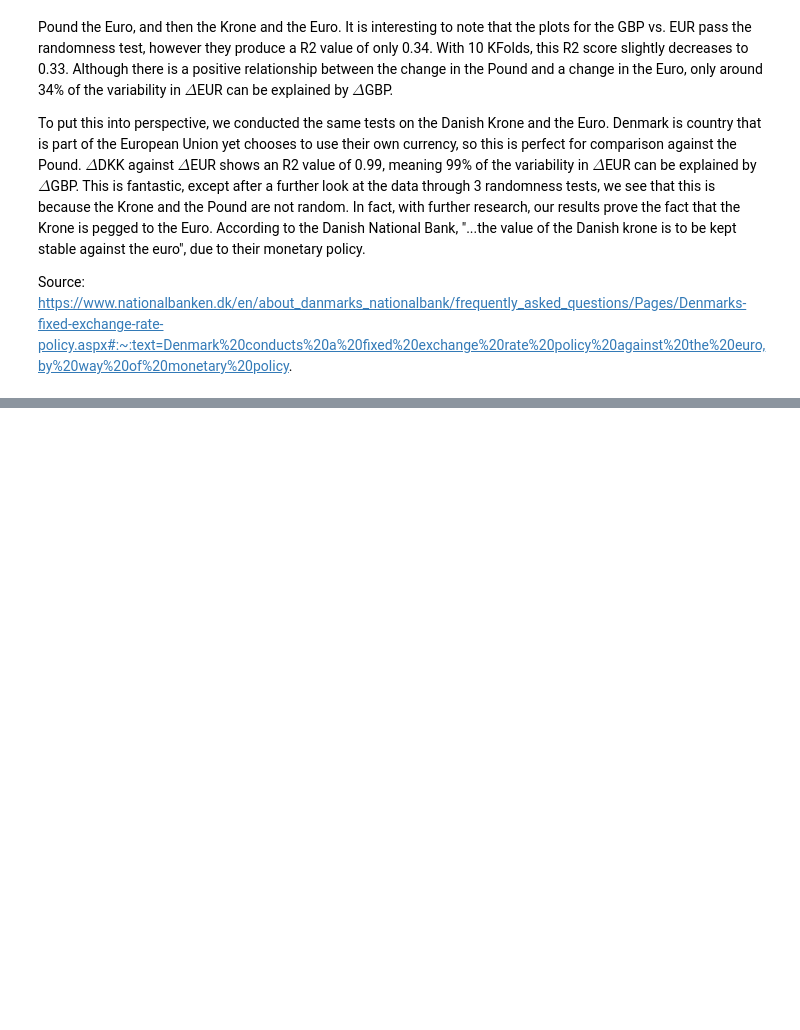
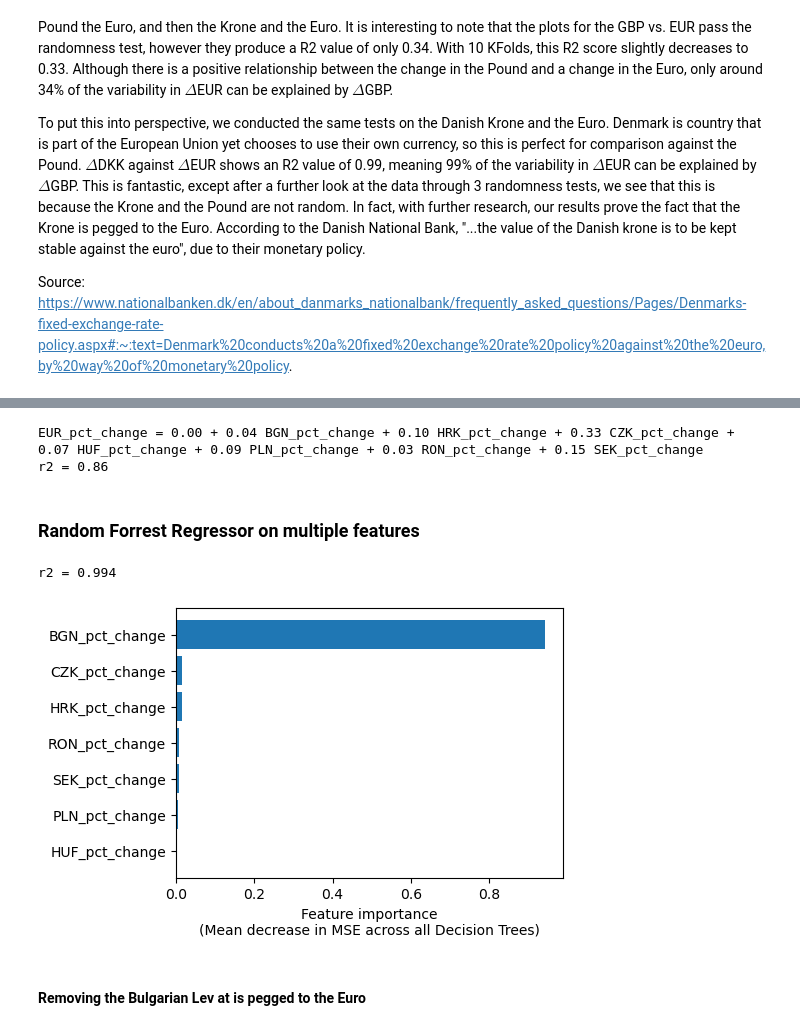
Before and after one commit to pogrebitskiy/Forex_Project, a Jupyter notebook: ML.ipynb, the cells around one changed output, grey strips where cells are left out. Saved outputs shown, nothing was run; the diff lists cells and outputs as text; code cells hidden in the pictures; blank space fills up the shorter version.

Commit message:
multiple regression analysis + feature analysis + summary findings -jacob

```diff
--- a/ML.ipynb
+++ b/ML.ipynb
@@ -443,0 +486,67 @@ Source: https://www.nationalbanken.dk/en/about_danmarks_nationalbank/frequently_
+# %%
+eu_df = merge_df_by_years(2010, 2022, symbols='EUR,BGN,HRK,CZK,HUF,PLN,RON,SEK', base='USD')
+eu_pct_df, pct_concated = calc_pct_change(eu_df)
+
+currencies = [x+'_pct_change' for x in ['BGN','HRK','CZK','HUF','PLN','RON','SEK']]
+eu_r2 = disp_regress(eu_pct_df[1:], x_feat_list = currencies, y_feat = 'EUR_pct_change')
+# %% [output]
+EUR_pct_change = 0.00 + 0.04 BGN_pct_change + 0.10 HRK_pct_change + 0.33 CZK_pct_change + 0.07 HUF_pct_change + 0.09 PLN_pct_change + 0.03 RON_pct_change + 0.15 SEK_pct_change
+r2 = 0.86
+# %% [markdown]
+### Random Forrest Regressor on multiple features
+# %%
+y_feat = 'EUR_pct_change'
+x_feat_list = currencies
+
+# initialize regression object
+rand_forest_regressor = RandomForestRegressor()
+
+# get target variable
+x = eu_pct_df[1:].loc[:, x_feat_list].values
+y = eu_pct_df[1:].loc[:, y_feat].values
+
+# fit regression
+rand_forest_regressor.fit(x, y)
+
+# compute / store r2
+y_pred = rand_forest_regressor.predict(x)
+
+# compute r2
+r2 = r2_score(y_true=y, y_pred=y_pred)
+print(f'r2 = {r2:.3}')
+# %% [output]
+r2 = 0.994
+# %%
+def plot_feat_import(feat_list, feat_import, sort=True, limit=None):
+    """ plots feature importances in a horizontal bar chart
+
+    Args:
+        feat_list (list): str names of features
+        feat_import (np.array): feature importances (mean gini reduce)
+        sort (bool): if True, sorts features in decreasing importance
+            from top to bottom of plot
+        limit (int): if passed, limits the number of features shown
+            to this value
+    """
+
+    if sort:
+        # sort features in decreasing importance
+        idx = np.argsort(feat_import).astype(int)
+        feat_list = [feat_list[_idx] for _idx in idx]
+        feat_import = feat_import[idx]
+
+    if limit is not None:
+        # limit to the first limit feature
+        feat_list = feat_list[:limit]
+        feat_import = feat_import[:limit]
+
+    # plot and label feature importance
+    plt.barh(feat_list, feat_import)
+    plt.gcf().set_size_inches(5, len(feat_list) / 2)
+    plt.xlabel('Feature importance\n(Mean decrease in MSE across all Decision Trees)')
+# %%
+plot_feat_import(x_feat_list, rand_forest_regressor.feature_importances_, limit=10)
+# %% [output]
+[figure, added]
+# %% [markdown]
+#### Removing the Bulgarian Lev at is pegged to the Euro
```
Also changed, not shown: parts of 12 cells of this notebook.
